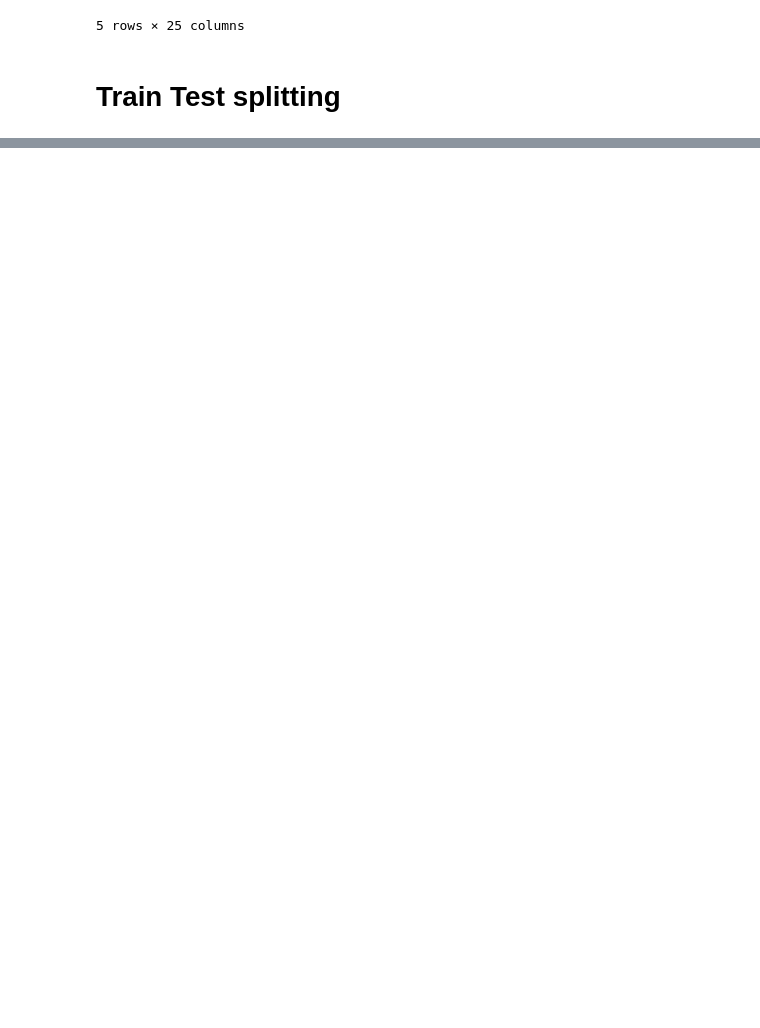
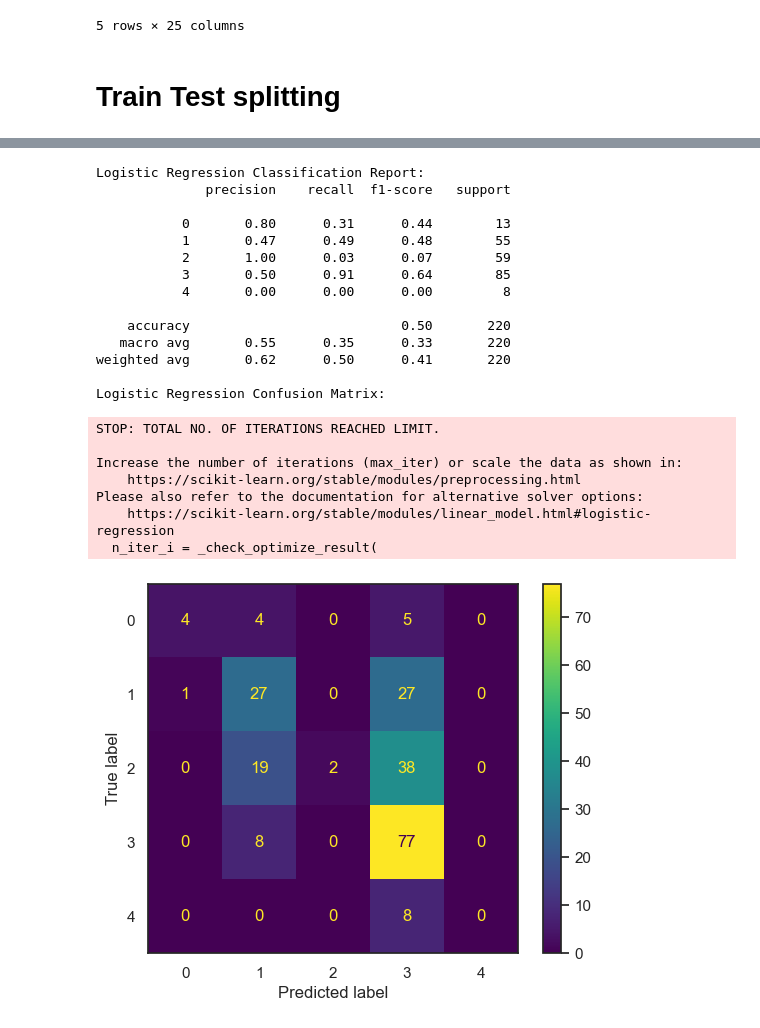
Before and after one commit to AbdullahIbneAziz/Student-Performance-Analysis, a Jupyter notebook: Student Performance Analysis.ipynb, the cells around one changed output, grey strips where cells are left out. Drawn from its saved outputs; the diff is of its cells as text; code cells hidden in the pictures; blank space fills up the shorter version.

```diff
--- a/Student Performance Analysis.ipynb
+++ b/Student Performance Analysis.ipynb
@@ -1920,0 +1585,40 @@ plt.show()
+# %%
+from sklearn.linear_model import LogisticRegression
+from sklearn.metrics import classification_report, confusion_matrix
+
+log_reg = LogisticRegression()
+log_reg.fit(X_train, y_train)
+
+y_pred_log_reg = log_reg.predict(X_test)
+
+print("Logistic Regression Classification Report:")
+print(classification_report(y_test, y_pred_log_reg))
+
+print("Logistic Regression Confusion Matrix:")
+disp_log_reg = ConfusionMatrixDisplay(confusion_matrix=confusion_matrix(y_test, y_pred_log_reg))
+disp_log_reg.plot()
+
+plt.show()
+# %% [output]
+Logistic Regression Classification Report:
+              precision    recall  f1-score   support
+
+           0       0.80      0.31      0.44        13
+           1       0.47      0.49      0.48        55
+           2       1.00      0.03      0.07        59
+           3       0.50      0.91      0.64        85
+           4       0.00      0.00      0.00         8
+
+    accuracy                           0.50       220
+   macro avg       0.55      0.35      0.33       220
+weighted avg       0.62      0.50      0.41       220
+
+Logistic Regression Confusion Matrix:
+STOP: TOTAL NO. OF ITERATIONS REACHED LIMIT.
+
+Increase the number of iterations (max_iter) or scale the data as shown in:
+    https://scikit-learn.org/stable/modules/preprocessing.html
+Please also refer to the documentation for alternative solver options:
+    https://scikit-learn.org/stable/modules/linear_model.html#logistic-regression
+  n_iter_i = _check_optimize_result(
+[figure, added]
```
Also changed, not shown: parts of 68 cells of this notebook, 4 other files.
